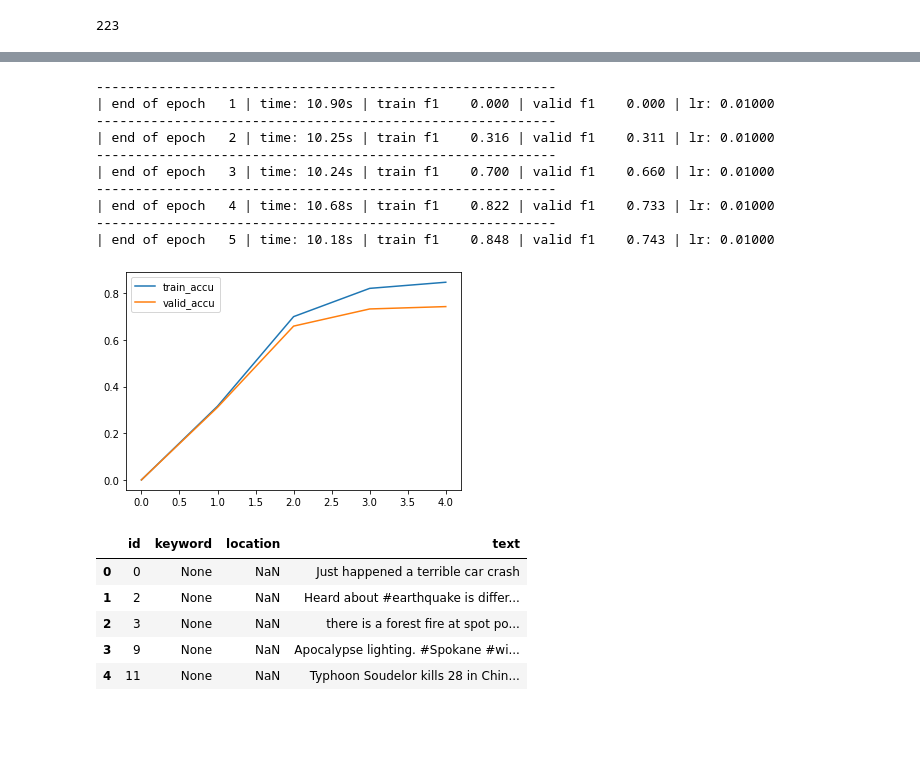
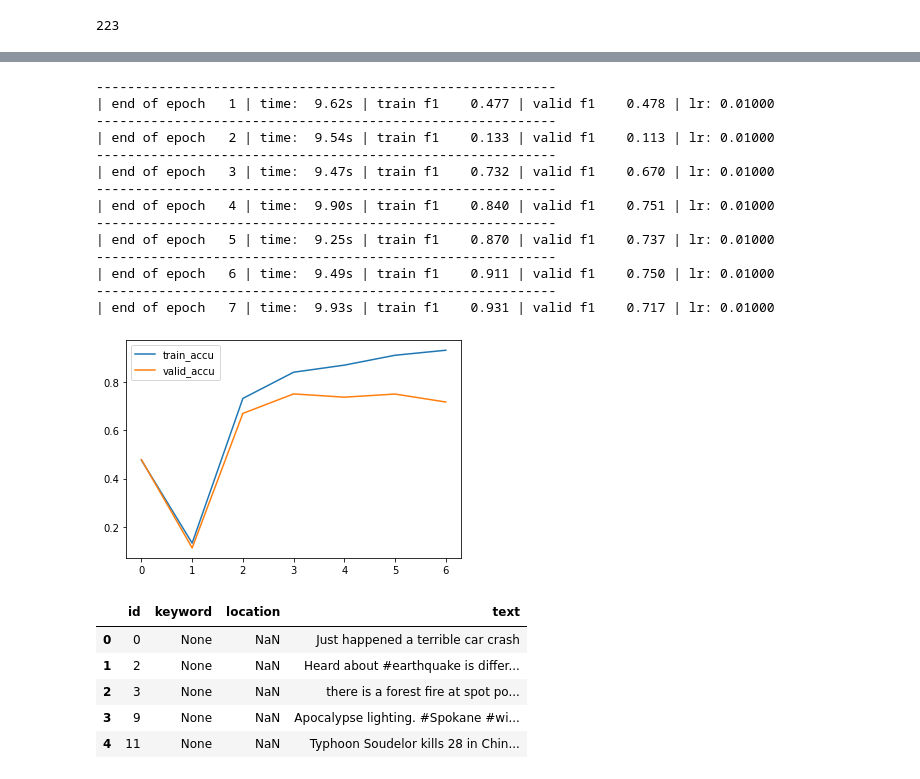
Before and after one commit to berndheidemann/twitter_disaster_text_classification, a Jupyter notebook: twitter-disaster-text-classification.ipynb, the cells around one changed output, grey strips where cells are left out. Cells and saved outputs as stored; diff of their text form; code cells hidden in the pictures; blank space fills up the shorter version.

Commit message:
Kaggle Notebook | twitter_disaster_text_classification | Version 5

```diff
--- a/twitter-disaster-text-classification.ipynb
+++ b/twitter-disaster-text-classification.ipynb
@@ -60,0 +79,20 @@ df["keyword"].fillna("None", inplace=True)
+# %%
+# get rows with duplicate text
+df_dup = df[df.duplicated(subset=['text'], keep=False)]
+# replace target for each unqiue text with the average of the targets
+grouped = df_dup.groupby("text")["target"].transform("mean")
+df_dup.loc[grouped.index, "target"] = grouped
+df_dup
+# drop duplicates
+#df_dup.drop_duplicates(subset=['text'], keep='first', inplace=True)
+#df_dup
+# replace entries with text equal to df_dup in df with the new target
+
+# for each text in df_dup replace location with the first not nan location from the rows in df with the same text
+df_dup["location"].fillna(df_dup.groupby("text")["location"].transform("first"), inplace=True)
+
+# replace entries with text equal to df_dup in df with the new target
+df.loc[df_dup.index, "target"] = df_dup["target"]
+df.loc[df_dup.index, "location"] = df_dup["location"]
+# remove duplicates (text) in df
+df.drop_duplicates(subset=['text'], keep='first', inplace=True)
@@ -60,0 +114,3 @@ df["keyword"].fillna("None", inplace=True)
+# %%
+df["target"] = df["target"].round()
+df[df.text=="The Prophet (peace be upon him) said 'Save yourself from Hellfire even if it is by giving half a date in charity.'"]
@@ -379,12 +441,12 @@ params_results
 # %%
-hyperparams = {'BATCH_SIZE': 128,
+hyperparams = {'BATCH_SIZE': 256,
   'LR': 0.01,
   'dropout': 0.4,
-  'embed_dim': 64,
-  'hidden_dim': 64,
+  'embed_dim': 128,
+  'hidden_dim': 32,
   'hidden_layer_size': 64,
   'keyword_embedding_dim': 32,
-  'num_layers': 2,
+  'num_layers': 4,
   'weight_decay': 1e-06,
   'word_count': 50}
 
@@ -398,7 +460,7 @@ weight_decay = hyperparams["weight_decay"]
 word_count = hyperparams["word_count"]
 hidden_layer_size=hyperparams["hidden_layer_size"]
 keyword_embedding_dim=hyperparams["keyword_embedding_dim"]
-EPOCHS = 5
+EPOCHS = 7
 scheduler_patience=4
 scheduler_factor=0.2
 # %%
@@ -435,40 +497,44 @@ for epoch in range(1, EPOCHS + 1):
         optimizer.zero_grad()
         predicted_label = model(text, keyword)
         loss = loss_func(predicted_label, label)
         loss.backward()
-        # torch.nn.utils.clip_grad_norm_(model.parameters(), 0.1)
+        torch.nn.utils.clip_grad_norm_(model.parameters(), 0.1)
         optimizer.step()
 
     accu_train = evaluate(model, train_dataloader)
     accu_valid = evaluate(model, valid_dataloader)
     train_accus.append(accu_train)
     valid_accus.append(accu_valid)
     print('-' * 59)
     print('| end of epoch {:3d} | time: {:5.2f}s | train f1 {:8.3f} | valid f1 {:8.3f} | lr: {:1.5f}'.format(
         epoch,
         time.time() - epoch_start_time,
         accu_train,
         accu_valid,
         optimizer.param_groups[0]['lr']))
 
     scheduler.step(accu_valid) # learning rate scheduler after each epoch
 
 plt.plot(train_accus, label='train_accu')
 plt.plot(valid_accus, label='valid_accu')
 plt.legend()
 plt.show()
 # %% [output]
 -----------------------------------------------------------
-| end of epoch   1 | time: 10.90s | train f1    0.000 | valid f1    0.000 | lr: 0.01000
+| end of epoch   1 | time:  9.62s | train f1    0.477 | valid f1    0.478 | lr: 0.01000
 -----------------------------------------------------------
-| end of epoch   2 | time: 10.25s | train f1    0.316 | valid f1    0.311 | lr: 0.01000
+| end of epoch   2 | time:  9.54s | train f1    0.133 | valid f1    0.113 | lr: 0.01000
 -----------------------------------------------------------
-| end of epoch   3 | time: 10.24s | train f1    0.700 | valid f1    0.660 | lr: 0.01000
+| end of epoch   3 | time:  9.47s | train f1    0.732 | valid f1    0.670 | lr: 0.01000
 -----------------------------------------------------------
-| end of epoch   4 | time: 10.68s | train f1    0.822 | valid f1    0.733 | lr: 0.01000
+| end of epoch   4 | time:  9.90s | train f1    0.840 | valid f1    0.751 | lr: 0.01000
 -----------------------------------------------------------
-| end of epoch   5 | time: 10.18s | train f1    0.848 | valid f1    0.743 | lr: 0.01000
+| end of epoch   5 | time:  9.25s | train f1    0.870 | valid f1    0.737 | lr: 0.01000
+-----------------------------------------------------------
+| end of epoch   6 | time:  9.49s | train f1    0.911 | valid f1    0.750 | lr: 0.01000
+-----------------------------------------------------------
+| end of epoch   7 | time:  9.93s | train f1    0.931 | valid f1    0.717 | lr: 0.01000
-[figure, old version]
+[figure, new version]
 # %%
 df_test = pd.read_csv(test_csv)
 df_test["keyword"].fillna("None", inplace=True)
```
Also changed, not shown: parts of 15 cells of this notebook.
